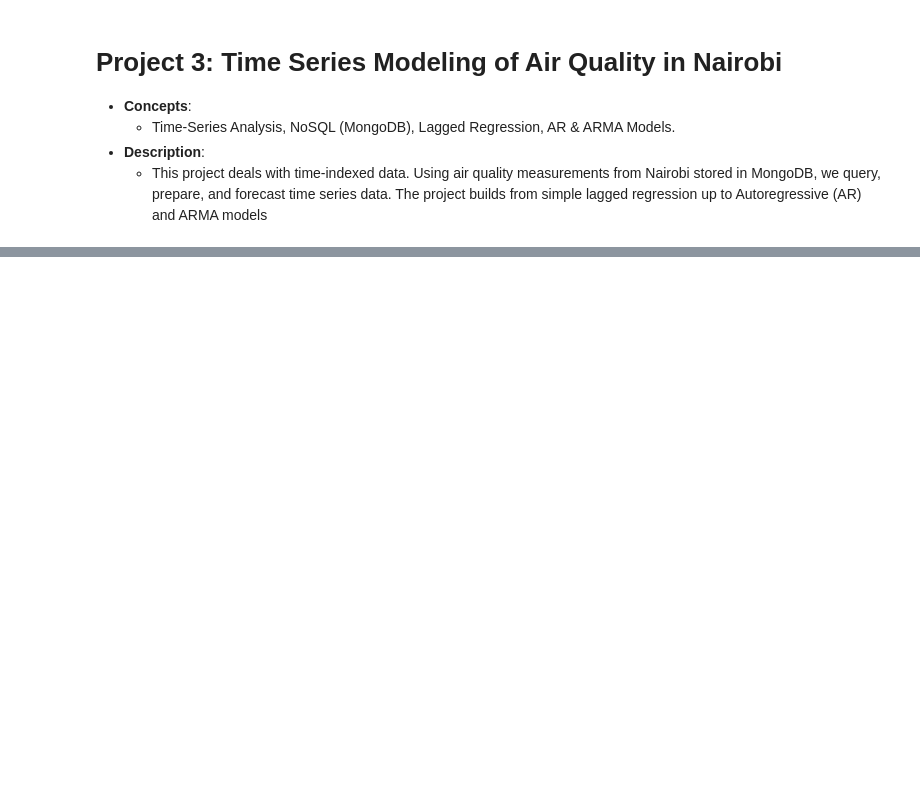
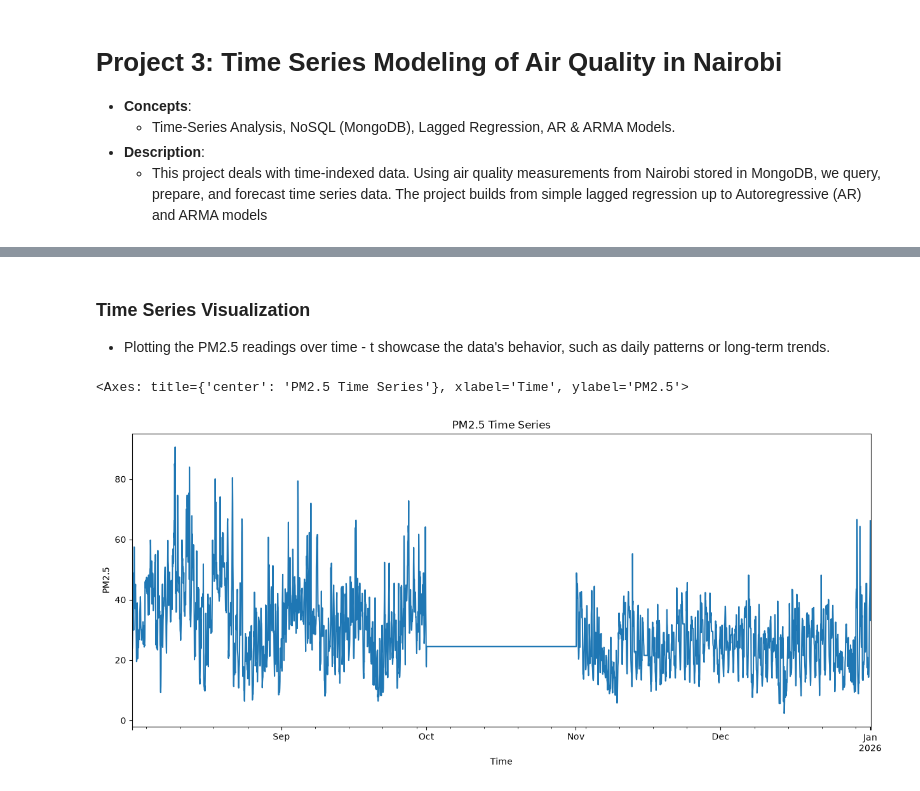
Before and after one commit to DominicNyabuto/Data-Science-Machine-Learning-Projects-, a Jupyter notebook: Project-3/notebook.ipynb, the cells around one changed output, grey strips where cells are left out. Saved outputs shown, nothing was run; the diff lists cells and outputs as text; code cells hidden in the pictures; blank space fills up the shorter version.

```diff
--- a/Project-3/notebook.ipynb
+++ b/Project-3/notebook.ipynb
@@ -59,0 +116,10 @@ print(df.head())
+# %% [markdown]
+### Time Series Visualization
+
+- Plotting the PM2.5 readings over time - t showcase the data's behavior, such as daily patterns or long-term trends.
+# %%
+fig, ax = plt.subplots(figsize=(15, 6))
+y.plot(xlabel='Time', ylabel='PM2.5', title="PM2.5 Time Series",ax=ax)
+# %% [output]
+<Axes: title={'center': 'PM2.5 Time Series'}, xlabel='Time', ylabel='PM2.5'>
+[figure, added]
```
Also changed, not shown: parts of 16 cells of this notebook.
